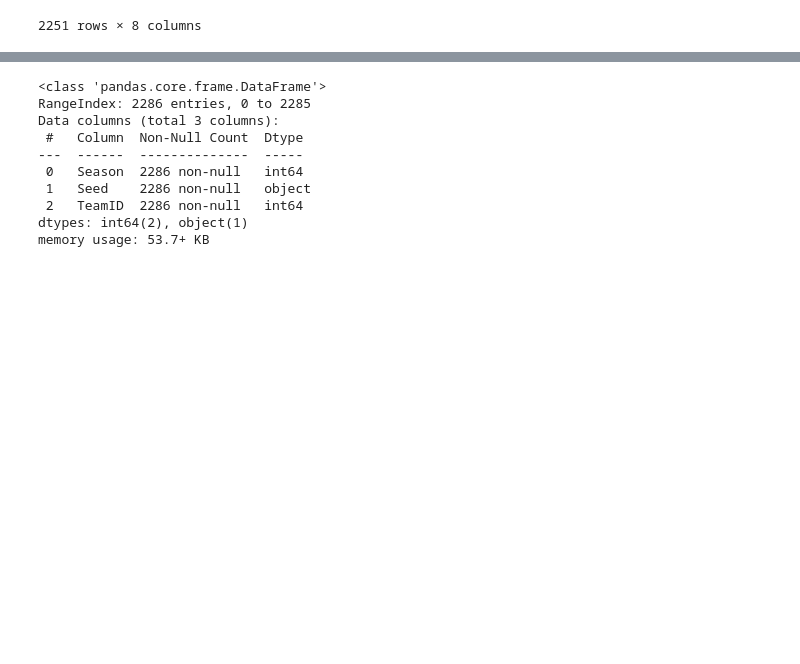
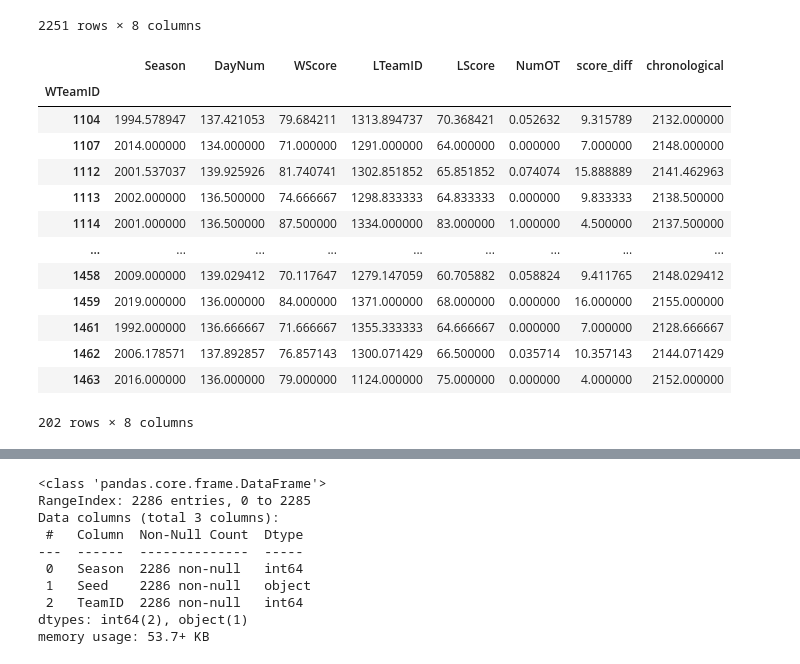
Before and after one commit to YT-Hwang/Kaggle_Competion, a Jupyter notebook: Google Cloud & NCAA® ML Competition 2020-NCAAM/EDA.ipynb, the cells around one changed output, grey strips where cells are left out. Cells and saved outputs as stored; diff of their text form; code cells hidden in the pictures; blank space fills up the shorter version.

```diff
--- a/Google Cloud & NCAA® ML Competition 2020-NCAAM/EDA.ipynb
+++ b/Google Cloud & NCAA® ML Competition 2020-NCAAM/EDA.ipynb
@@ -167,3 +130,20 @@ memory usage: 140.8+ KB
 | 2249 | 2019 | 152 | 1438 | 63 | 1120 | 62 | N | 0 |
 | 2250 | 2019 | 154 | 1438 | 85 | 1403 | 77 | N | 1 |
 2251 rows × 8 columns
+# %%
+tourney_compact_result_M.groupby(['Season', 'WTeamID']).mean()
+# %% [output]
+|  | Season | DayNum | WScore | LTeamID | LScore | NumOT | score_diff | chronological |
+| WTeamID |  |  |  |  |  |  |  |  |
+| 1104 | 1994.578947 | 137.421053 | 79.684211 | 1313.894737 | 70.368421 | 0.052632 | 9.315789 | 2132.000000 |
+| 1107 | 2014.000000 | 134.000000 | 71.000000 | 1291.000000 | 64.000000 | 0.000000 | 7.000000 | 2148.000000 |
+| 1112 | 2001.537037 | 139.925926 | 81.740741 | 1302.851852 | 65.851852 | 0.074074 | 15.888889 | 2141.462963 |
+| 1113 | 2002.000000 | 136.500000 | 74.666667 | 1298.833333 | 64.833333 | 0.000000 | 9.833333 | 2138.500000 |
+| 1114 | 2001.000000 | 136.500000 | 87.500000 | 1334.000000 | 83.000000 | 1.000000 | 4.500000 | 2137.500000 |
+| ... | ... | ... | ... | ... | ... | ... | ... | ... |
+| 1458 | 2009.000000 | 139.029412 | 70.117647 | 1279.147059 | 60.705882 | 0.058824 | 9.411765 | 2148.029412 |
+| 1459 | 2019.000000 | 136.000000 | 84.000000 | 1371.000000 | 68.000000 | 0.000000 | 16.000000 | 2155.000000 |
+| 1461 | 1992.000000 | 136.666667 | 71.666667 | 1355.333333 | 64.666667 | 0.000000 | 7.000000 | 2128.666667 |
+| 1462 | 2006.178571 | 137.892857 | 76.857143 | 1300.071429 | 66.500000 | 0.035714 | 10.357143 | 2144.071429 |
+| 1463 | 2016.000000 | 136.000000 | 79.000000 | 1124.000000 | 75.000000 | 0.000000 | 4.000000 | 2152.000000 |
+202 rows × 8 columns
```
Also changed, not shown: parts of 17 cells of this notebook, 3 other files.
